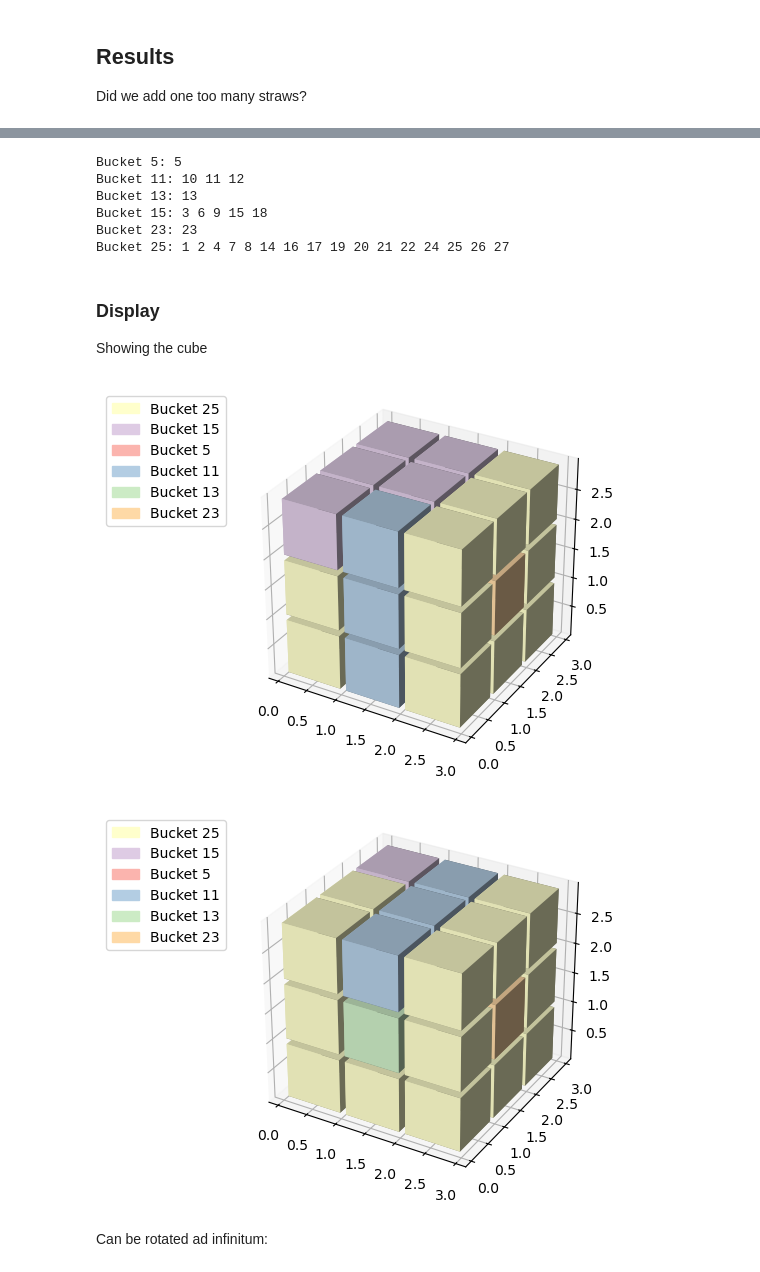
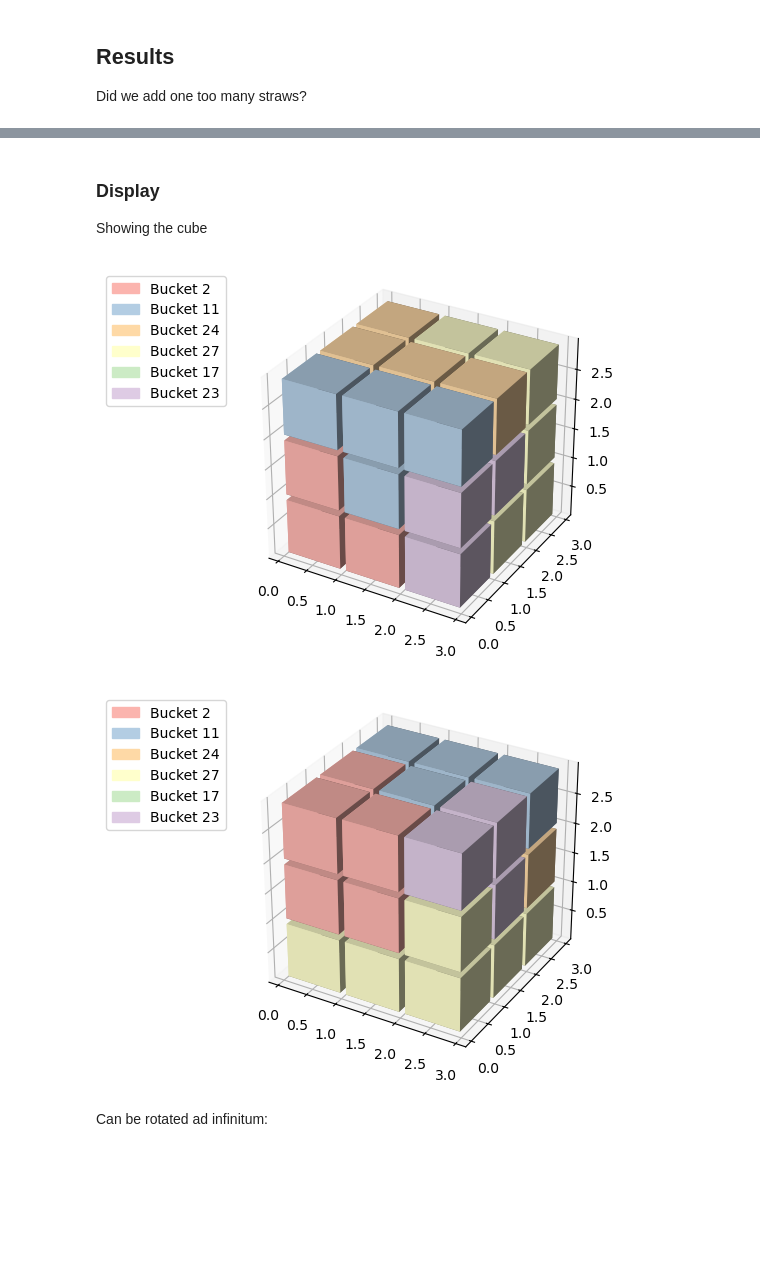
Before and after one commit to maxb00/Emergence-of-Vagueness, a Jupyter notebook: gurobi/optimal_kl.ipynb, the cells around one changed output, grey strips where cells are left out. Drawn from its saved outputs; the diff is of its cells as text; code cells hidden in the pictures; blank space fills up the shorter version.

```diff
--- a/gurobi/optimal_kl.ipynb
+++ b/gurobi/optimal_kl.ipynb
@@ -20,7 +20,7 @@ options = tml.load(open("license.toml", "rb"))
 env = gp.Env(params=options)
 
 # save to file indicator
-SAVE_TO_FILE = False
+SAVE_TO_FILE = True
 # %% [output]
 Set parameter WLSAccessID
 Set parameter WLSSecret
@@ -450,28 +454,21 @@ for ind, j in enumerate(centers):
         print(f"{i+1} ", end="", file=output_file)
         bucket_lookup[i] = ind
     print(file=output_file)
-# %% [output]
-Bucket 5: 5
-Bucket 11: 10 11 12
-Bucket 13: 13
-Bucket 15: 3 6 9 15 18
-Bucket 23: 23
-Bucket 25: 1 2 4 7 8 14 16 17 19 20 21 22 24 25 26 27
 # %% [markdown]
 ### Display
 
 Showing the cube
 # %%
-og_cube, legend = dh.cube_from_lookup(bucket_lookup, n_per_t, centers)
+og_cube, legend = dh.cube_from_lookup(bucket_lookup, t, centers)
 dh.show(og_cube, legend)
 
 cube = deepcopy(og_cube)
 
 cube = dh.rotate_aboutX(cube)
 dh.show(cube, legend)
 # %% [output]
-[figure, old version]
+[figure, new version]
-[figure, old version]
+[figure, new version]
 # %% [markdown]
 Can be rotated ad infinitum:
 # %%
```
Also changed, not shown: parts of 7 cells of this notebook, 1 other file.
